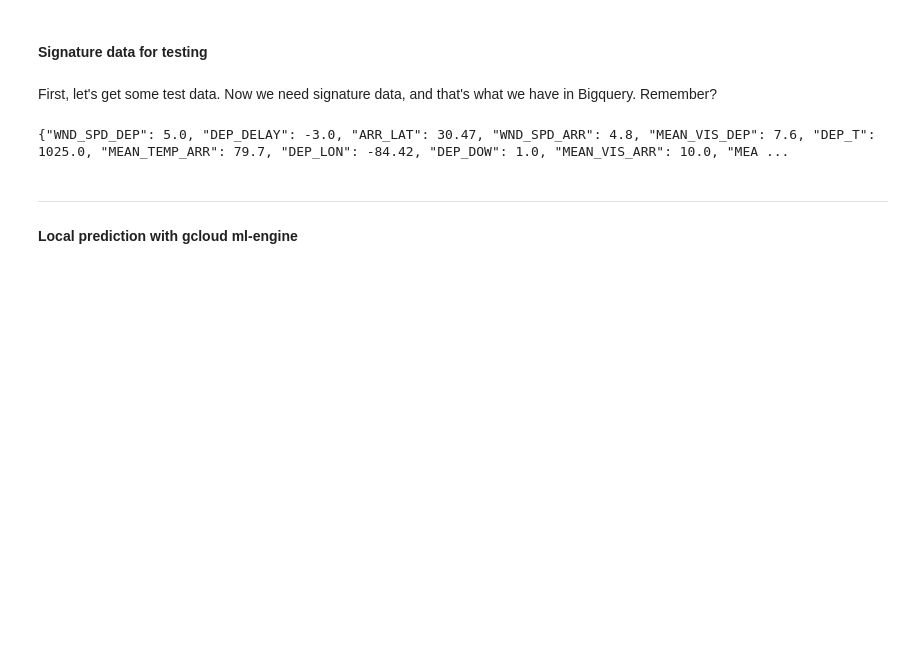
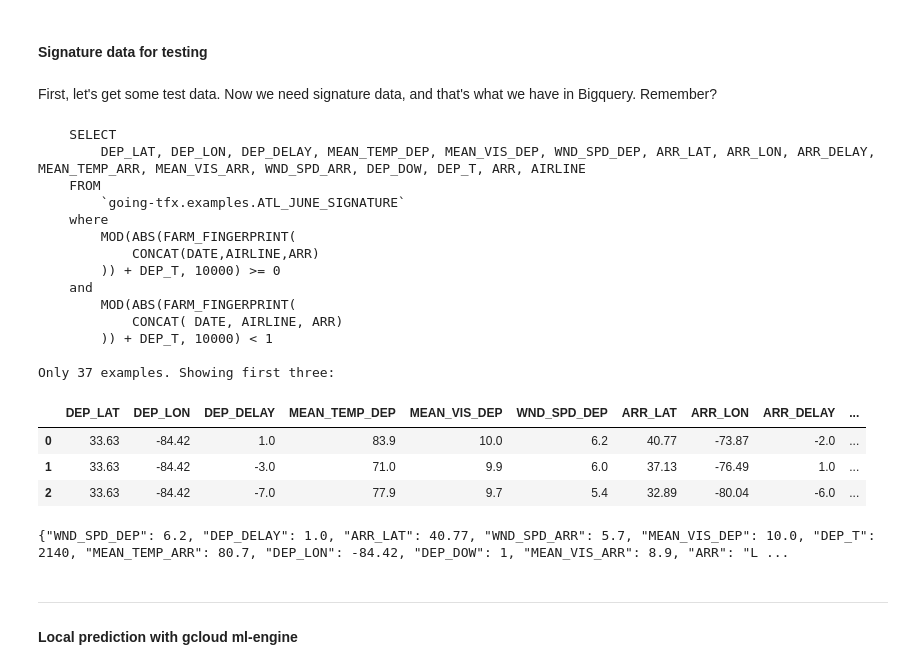
Before and after one commit to Project-Ellie/tutorials, a Jupyter notebook: kovalevskyi/Training_PROD.ipynb, the cells around one changed output. Saved outputs shown, nothing was run; the diff lists cells and outputs as text; code cells hidden in the pictures; blank space fills up the shorter version.

```diff
--- a/kovalevskyi/Training_PROD.ipynb
+++ b/kovalevskyi/Training_PROD.ipynb
@@ -559,14 +588,34 @@ First, let's get some test data. Now we need signature data, and that's what we
 # %%
 from train.model_config import SIGNATURE_FLOAT_COLUMNS
 from train.model_config import SIGNATURE_INT_COLUMNS
+from train.model_config import SIGNATURE_STR_COLUMNS
 from signature_queries import sample_query
 
-SIGNATURE_COLUMNS = SIGNATURE_FLOAT_COLUMNS+SIGNATURE_INT_COLUMNS
+SIGNATURE_COLUMNS = SIGNATURE_FLOAT_COLUMNS+SIGNATURE_INT_COLUMNS+SIGNATURE_STR_COLUMNS
 signature_query=sample_query(SIGNATURE_COLUMNS, total=10000)
 print(signature_query)
 sample = dlbq.Query(signature_query).execute().result().to_dataframe()
 print('Only {} examples. Showing first three:'.format(len(sample)))
 sample[:3]
+# %% [output]
+    SELECT
+        DEP_LAT, DEP_LON, DEP_DELAY, MEAN_TEMP_DEP, MEAN_VIS_DEP, WND_SPD_DEP, ARR_LAT, ARR_LON, ARR_DELAY, MEAN_TEMP_ARR, MEAN_VIS_ARR, WND_SPD_ARR, DEP_DOW, DEP_T, ARR, AIRLINE
+    FROM
+        `going-tfx.examples.ATL_JUNE_SIGNATURE`
+    where
+        MOD(ABS(FARM_FINGERPRINT(
+            CONCAT(DATE,AIRLINE,ARR)
+        )) + DEP_T, 10000) >= 0
+    and
+        MOD(ABS(FARM_FINGERPRINT(
+            CONCAT( DATE, AIRLINE, ARR)
+        )) + DEP_T, 10000) < 1
+
+Only 37 examples. Showing first three:
+|  | DEP_LAT | DEP_LON | DEP_DELAY | MEAN_TEMP_DEP | MEAN_VIS_DEP | WND_SPD_DEP | ARR_LAT | ARR_LON | ARR_DELAY | ... |
+| 0 | 33.63 | -84.42 | 1.0 | 83.9 | 10.0 | 6.2 | 40.77 | -73.87 | -2.0 | ... |
+| 1 | 33.63 | -84.42 | -3.0 | 71.0 | 9.9 | 6.0 | 37.13 | -76.49 | 1.0 | ... |
+| 2 | 33.63 | -84.42 | -7.0 | 77.9 | 9.7 | 5.4 | 32.89 | -80.04 | -6.0 | ... |
 # %%
 import json
 samplefile='/tmp/test.json'
@@ -576,7 +625,7 @@ with open(samplefile, 'w') as f:
     f.write(json.dumps(a_record))
 !cat $samplefile
 # %% [output]
-{"WND_SPD_DEP": 5.0, "DEP_DELAY": -3.0, "ARR_LAT": 30.47, "WND_SPD_ARR": 4.8, "MEAN_VIS_DEP": 7.6, "DEP_T": 1025.0, "MEAN_TEMP_ARR": 79.7, "DEP_LON": -84.42, "DEP_DOW": 1.0, "MEAN_VIS_ARR": 10.0, "MEA ...
+{"WND_SPD_DEP": 6.2, "DEP_DELAY": 1.0, "ARR_LAT": 40.77, "WND_SPD_ARR": 5.7, "MEAN_VIS_DEP": 10.0, "DEP_T": 2140, "MEAN_TEMP_ARR": 80.7, "DEP_LON": -84.42, "DEP_DOW": 1, "MEAN_VIS_ARR": 8.9, "ARR": "L ...
 # %% [markdown]
 ---
 #### Local prediction with gcloud ml-engine
```
Also changed, not shown: parts of 22 cells of this notebook, 12 other files.
